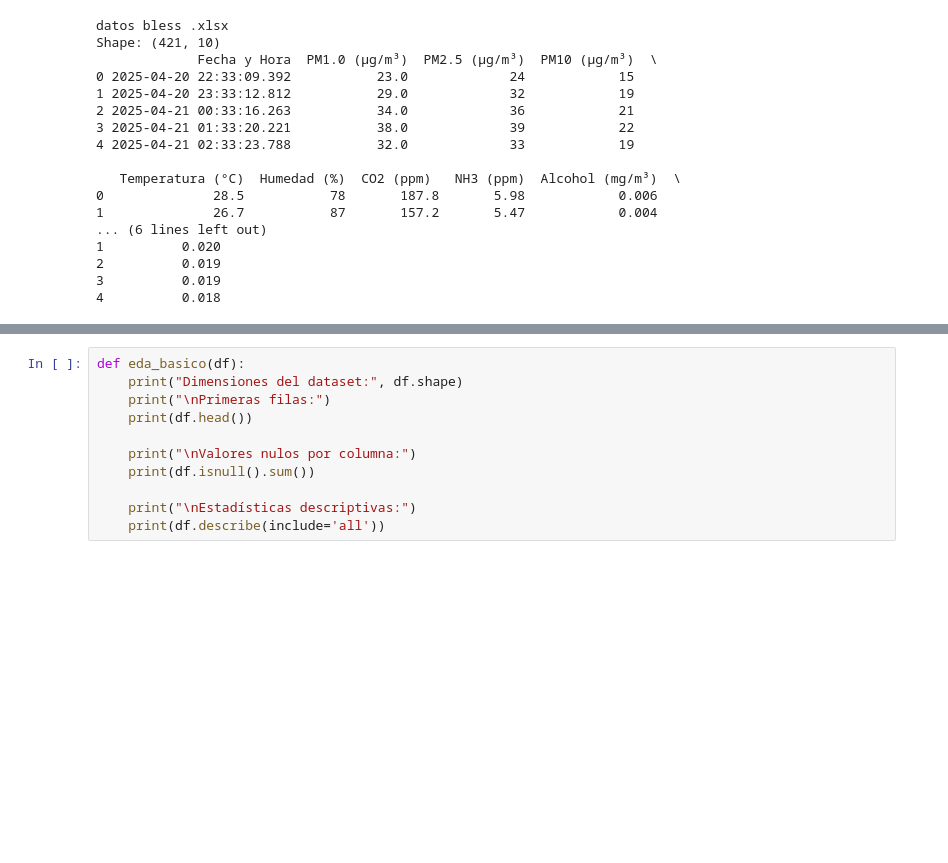
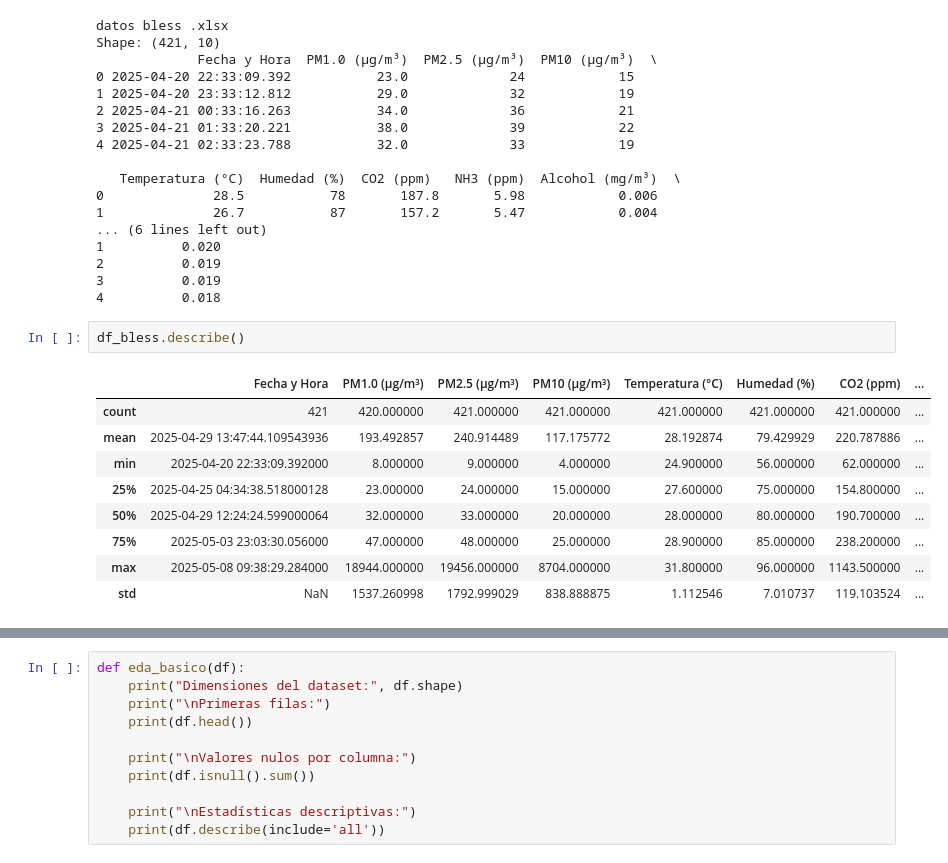
Before and after one commit to mdlangeles/Delfin_Project, a Jupyter notebook: Proyecto.ipynb, the cells around one changed output, grey strips where cells are left out. Cells and saved outputs as stored; diff of their text form; blank space fills up the shorter version.

```diff
--- a/Proyecto.ipynb
+++ b/Proyecto.ipynb
@@ -65,3 +65,15 @@ Shape: (421, 10)
 2          0.019
 3          0.019
 4          0.018
+# %%
+df_bless.describe()
+# %% [output]
+|  | Fecha y Hora | PM1.0 (µg/m³) | PM2.5 (µg/m³) | PM10 (µg/m³) | Temperatura (°C) | Humedad (%) | CO2 (ppm) | ... |
+| count | 421 | 420.000000 | 421.000000 | 421.000000 | 421.000000 | 421.000000 | 421.000000 | ... |
+| mean | 2025-04-29 13:47:44.109543936 | 193.492857 | 240.914489 | 117.175772 | 28.192874 | 79.429929 | 220.787886 | ... |
+| min | 2025-04-20 22:33:09.392000 | 8.000000 | 9.000000 | 4.000000 | 24.900000 | 56.000000 | 62.000000 | ... |
+| 25% | 2025-04-25 04:34:38.518000128 | 23.000000 | 24.000000 | 15.000000 | 27.600000 | 75.000000 | 154.800000 | ... |
+| 50% | 2025-04-29 12:24:24.599000064 | 32.000000 | 33.000000 | 20.000000 | 28.000000 | 80.000000 | 190.700000 | ... |
+| 75% | 2025-05-03 23:03:30.056000 | 47.000000 | 48.000000 | 25.000000 | 28.900000 | 85.000000 | 238.200000 | ... |
+| max | 2025-05-08 09:38:29.284000 | 18944.000000 | 19456.000000 | 8704.000000 | 31.800000 | 96.000000 | 1143.500000 | ... |
+| std | NaN | 1537.260998 | 1792.999029 | 838.888875 | 1.112546 | 7.010737 | 119.103524 | ... |
```
Also changed, not shown: parts of 2 cells of this notebook.
